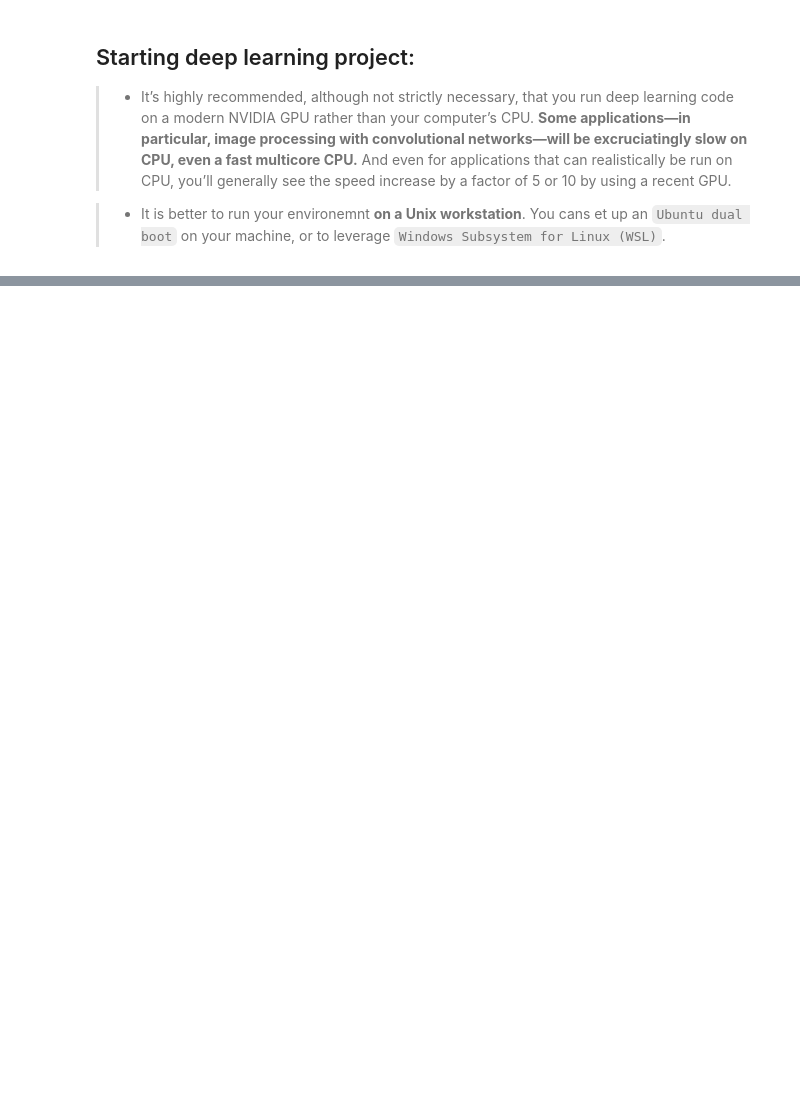
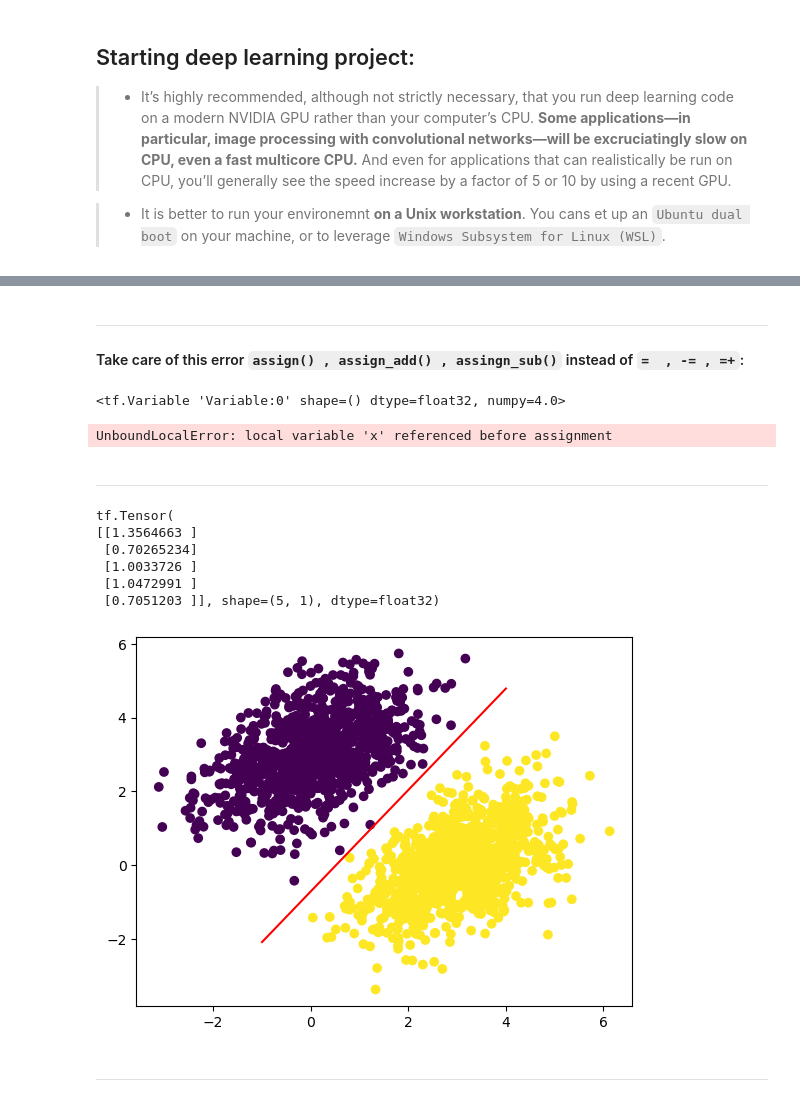
Before and after one commit to OmarAllam22/My_summary, a Jupyter notebook: Deep_Learning_with_Python_Summaries/Chapter_3.ipynb, the cells around one changed output, grey strips where cells are left out. Saved outputs shown, nothing was run; the diff lists cells and outputs as text; code cells hidden in the pictures; blank space fills up the shorter version.

```diff
--- a/Deep_Learning_with_Python_Summaries/Chapter_3.ipynb
+++ b/Deep_Learning_with_Python_Summaries/Chapter_3.ipynb
@@ -26,0 +189,11 @@
+# %%
+W = tf.Variable(initial_value = tf.random.uniform(shape = (2,1)))
+b = tf.Variable(initial_value = tf.zeros(shape = (1,)))
+
+def model(inputs):
+    return tf.matmul(inputs,W) + b
+
+
+def square_loss(targets, predictions):
+    square = (targets-predictions)**2
+    return tf.reduce_mean(square)
@@ -26,0 +236,3 @@
+# %% [markdown]
+_____________________
+#### Take care of this error `assign() , assign_add() , assingn_sub()` instead of `=  , -= , =+`:
@@ -26,0 +249,34 @@
+# %%
+no_error()
+# %% [output]
+<tf.Variable 'Variable:0' shape=() dtype=float32, numpy=4.0>
+# %%
+error()
+# %% [output]
+UnboundLocalError: local variable 'x' referenced before assignment
+# %% [markdown]
+____________________
+# %%
+predictions = model(full_s)
+print(predictions[:5])
+plt.scatter(full_s[:, 0], full_s[:, 1], c=predictions[:, 0] > 0.5) # we do > 0.5 in order to convert the continous values to binary ones.
+
+
+# plotting the decision boundary:
+x = np.linspace (-1,4,100)
+
+# 0.5 = x * W[0] + y * W[1] + b
+y = (-x * W[0] - (b - 0.5) ) / W[1]
+
+plt.plot(x,y,'r-')
+plt.show()
+# %% [output]
+tf.Tensor(
+[[1.3564663 ]
+ [0.70265234]
+ [1.0033726 ]
+ [1.0472991 ]
+ [0.7051203 ]], shape=(5, 1), dtype=float32)
+[figure, added]
+# %% [markdown]
+_________________________________
```
Also changed, not shown: parts of 41 cells of this notebook, 17 other files.
